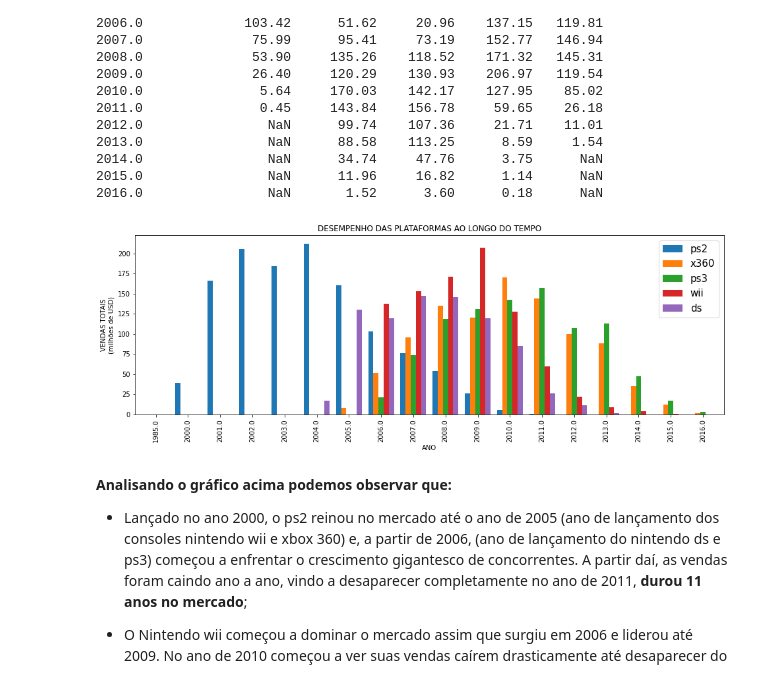
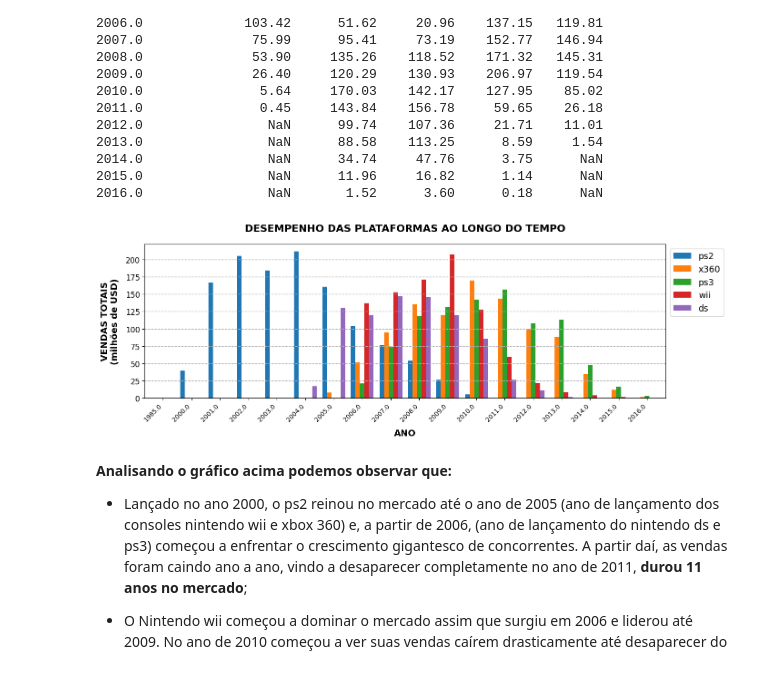
Before and after one commit to Rosental14/Ice_store, a Jupyter notebook: projeto_ice_store.ipynb, the cells around one changed output. Saved outputs shown, nothing was run; the diff lists cells and outputs as text; code cells hidden in the pictures.

Commit message:
Melhorados gráficos, incluídos 'observed=False' nos groupby

```diff
--- a/projeto_ice_store.ipynb
+++ b/projeto_ice_store.ipynb
@@ -17,6 +17,6 @@ from scipy import stats as st
 import requests
 # %%
 #lendo o arquivo e imprimindo 5 linhas do DataFrame para visualização do padrão
-df_games = pd.read_csv('/datasets/games.csv')
+df_games = pd.read_csv('./datasets/games.csv')
 print(df_games.sample(5))
 # %% [output]
@@ -573,12 +597,13 @@ year_of_release
 # %%
 # Criando uma função que mescle (usando merge) 5 DataFrames ao mesmo tempo
 def merge_5_dfs(df1, df2, df3, df4, df5):
-    df_merged_1 = df1.merge(df2, on= 'year_of_release', how= 'outer')
-    df_merged_2 = df_merged_1.merge(df3, on= 'year_of_release', how= 'outer')
-    df_merged_3 = df_merged_2.merge(df4, on= 'year_of_release', how= 'outer')
-    df_merged_4 = df_merged_3.merge(df5, on= 'year_of_release', how= 'outer')
+    df_merged_1 = df1.merge(df2, on='year_of_release', how='outer', suffixes=('_ps2', '_x360'))
+    df_merged_2 = df_merged_1.merge(df3, on='year_of_release', how='outer', suffixes=('', '_ps3'))
+    df_merged_3 = df_merged_2.merge(df4, on='year_of_release', how='outer', suffixes=('', '_wii'))
+    df_merged_4 = df_merged_3.merge(df5, on='year_of_release', how='outer', suffixes=('', '_ds'))
 
     return df_merged_4
+
 
 # Chamando a função para mesclar os DataFrames das vendas das plataformas
 df_top_5 = merge_5_dfs(sales_ps2, sales_x360, sales_ps3, sales_wii, sales_ds)
@@ -614,18 +639,36 @@ year_of_release
 2016.0                NaN       1.52      3.60      0.18      NaN
 # %%
 # Plotando um gráfico de barras para visualização dos dados de vendas das plataformas top-5 ao longo dos anos
-df_top_5.plot(kind = 'bar',
-              figsize = [16, 5],
-              width = 0.8,
-              title = 'DESEMPENHO DAS PLATAFORMAS AO LONGO DO TEMPO',
-              xlabel = 'ANO',
-              ylabel = 'VENDAS TOTAIS\n(milhões de USD)')
+ax = df_top_5.plot(kind='bar',
+                   figsize=[14, 5],
+                   width=0.8,
+                   color=['#1f77b4', '#ff7f0e', '#2ca02c', '#d62728', '#9467bd'])
 
-plt.legend(['ps2', 'x360', 'ps3', 'wii', 'ds'], fontsize = 15)
+# Ajustando o título e os rótulos dos eixos
+ax.set_title('DESEMPENHO DAS PLATAFORMAS AO LONGO DO TEMPO', fontsize=16, weight='bold', pad=20)
+ax.set_xlabel('ANO', fontsize=14, labelpad=10, weight='bold')
+ax.set_ylabel('VENDAS TOTAIS\n(milhões de USD)', fontsize=14, labelpad=10, weight='bold')
 
+# Rotacionando os rótulos do eixo x
+ax.set_xticklabels(df_top_5.index, rotation=45, ha='right')
+
+# Ajustando o tamanho dos rótulos dos eixos
+ax.tick_params(axis='x', labelsize=10)
+ax.tick_params(axis='y', labelsize=12)
+
+# Adicionando gridlines
+ax.grid(True, which='both', linestyle='--', linewidth=1, axis='y')
+
+# Posicionando a legenda fora do gráfico
+plt.legend(['ps2', 'x360', 'ps3', 'wii', 'ds'], fontsize=14, loc='upper left', bbox_to_anchor=(1, 1))
+
+# Ajustando layout para evitar sobreposição
+plt.tight_layout()
+
+# Exibindo o gráfico
 plt.show()
 # %% [output]
-[figure, old version]
+[figure, new version]
 # %% [markdown]
 **Analisando o gráfico acima podemos observar que:**
 
```
Also changed, not shown: parts of 46 cells of this notebook, 1 other file.
